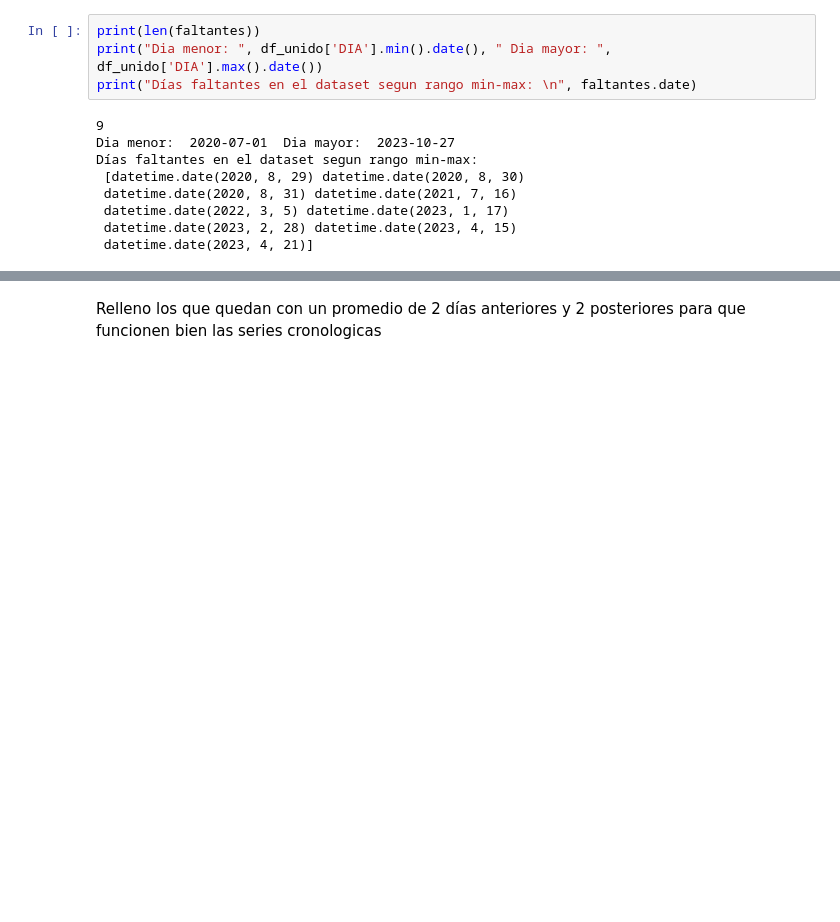
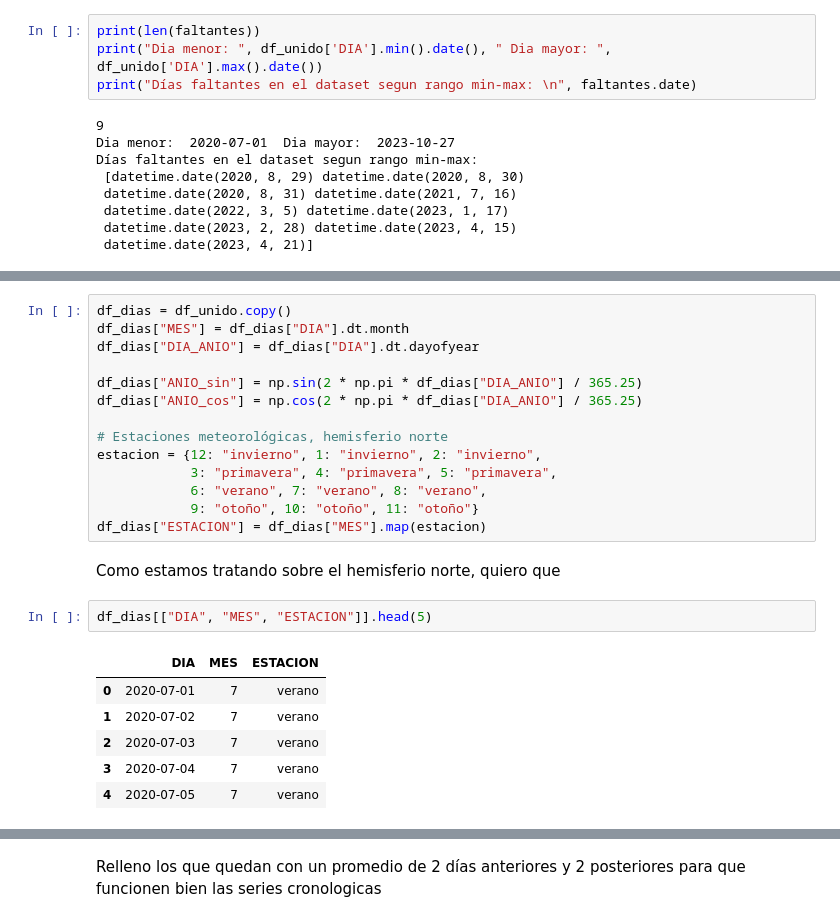
Before and after one commit to Marcjun/Cerveceria-LabDatosII, a Jupyter notebook: notebooks/eda.ipynb, the cells around one changed output, grey strips where cells are left out. Cells and saved outputs as stored; diff of their text form; blank space fills up the shorter version.

```diff
--- a/notebooks/eda.ipynb
+++ b/notebooks/eda.ipynb
@@ -531,0 +557,25 @@ Días faltantes en el dataset segun rango min-max:
+# %%
+df_dias = df_unido.copy()
+df_dias["MES"] = df_dias["DIA"].dt.month
+df_dias["DIA_ANIO"] = df_dias["DIA"].dt.dayofyear
+
+df_dias["ANIO_sin"] = np.sin(2 * np.pi * df_dias["DIA_ANIO"] / 365.25)
+df_dias["ANIO_cos"] = np.cos(2 * np.pi * df_dias["DIA_ANIO"] / 365.25)
+
+# Estaciones meteorológicas, hemisferio norte
+estacion = {12: "invierno", 1: "invierno", 2: "invierno",
+            3: "primavera", 4: "primavera", 5: "primavera",
+            6: "verano", 7: "verano", 8: "verano",
+            9: "otoño", 10: "otoño", 11: "otoño"}
+df_dias["ESTACION"] = df_dias["MES"].map(estacion)
+# %% [markdown]
+Como estamos tratando sobre el hemisferio norte, quiero que
+# %%
+df_dias[["DIA", "MES", "ESTACION"]].head(5)
+# %% [output]
+|  | DIA | MES | ESTACION |
+| 0 | 2020-07-01 | 7 | verano |
+| 1 | 2020-07-02 | 7 | verano |
+| 2 | 2020-07-03 | 7 | verano |
+| 3 | 2020-07-04 | 7 | verano |
+| 4 | 2020-07-05 | 7 | verano |
```
Also changed, not shown: parts of 8 cells of this notebook.
